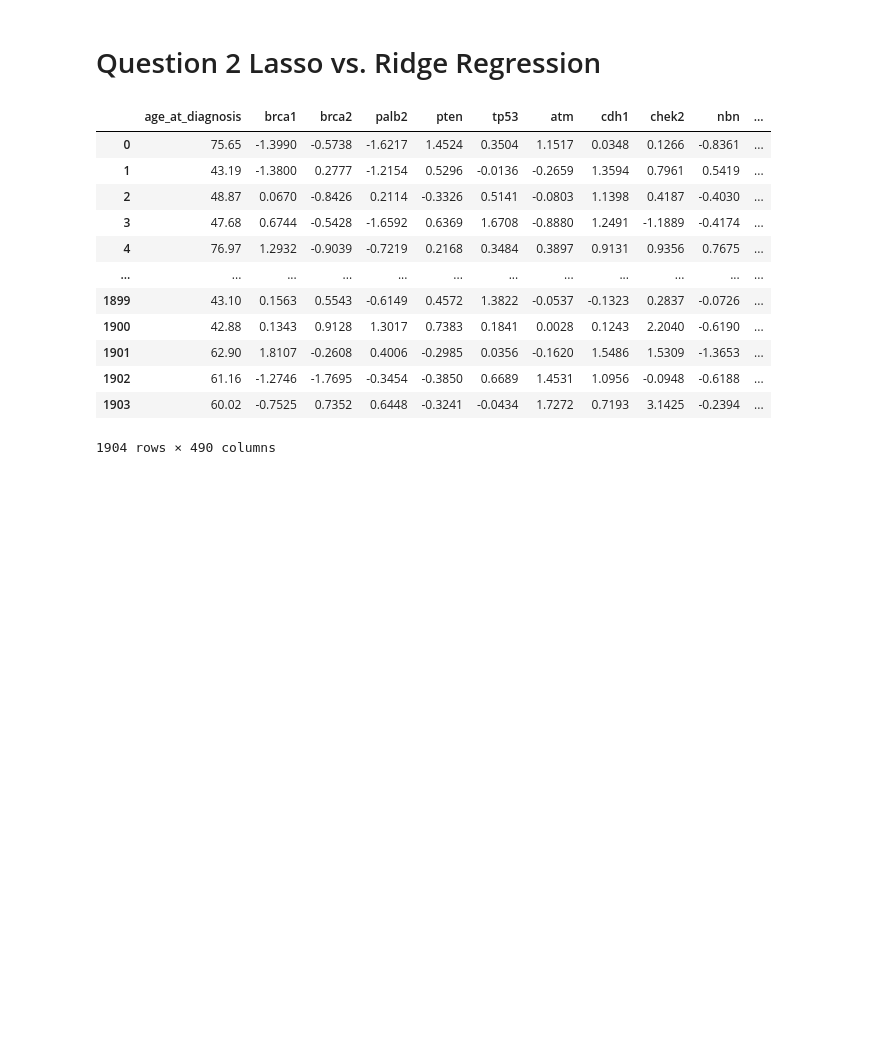
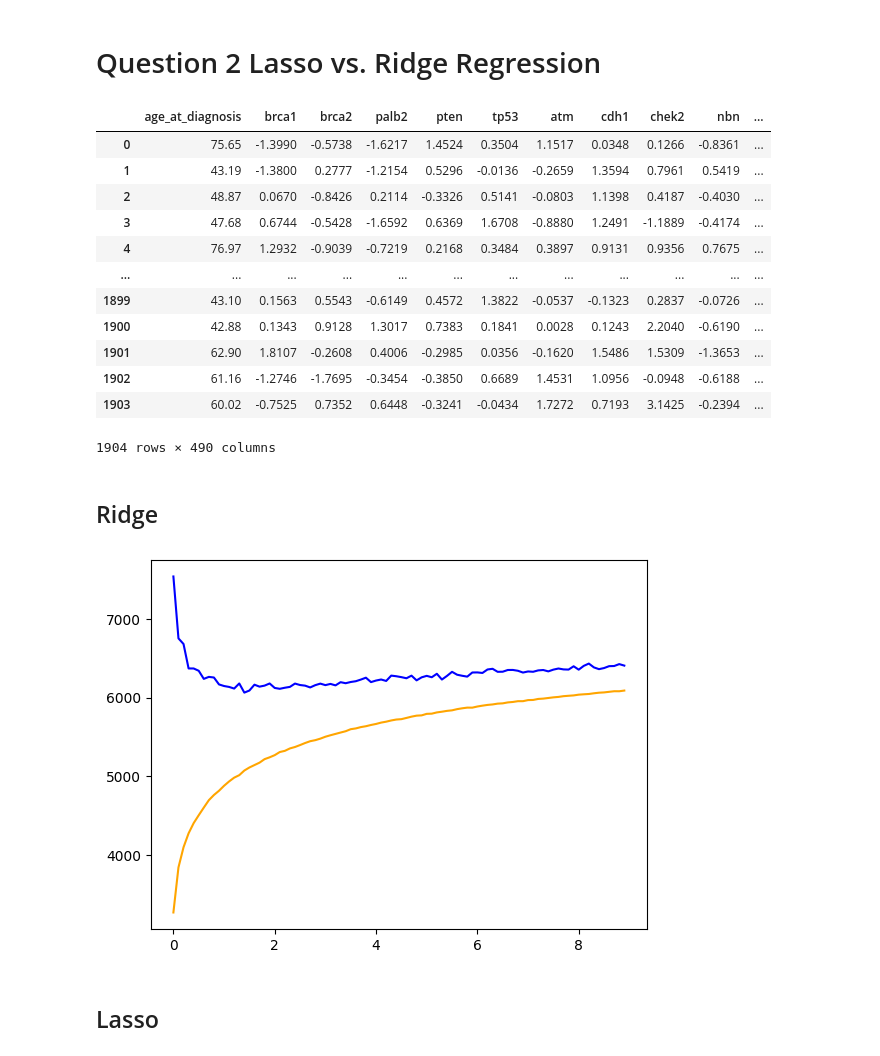
Before and after one commit to AndreiBardac/DataMiners, a Jupyter notebook: HW2/Q2.ipynb, the cells around one changed output. Saved outputs shown, nothing was run; the diff lists cells and outputs as text; code cells hidden in the pictures; blank space fills up the shorter version.

Commit message:
Q2 Ridge

```diff
--- a/HW2/Q2.ipynb
+++ b/HW2/Q2.ipynb
@@ -28,3 +35,51 @@ df_D
 | 1902 | 61.16 | -1.2746 | -1.7695 | -0.3454 | -0.3850 | 0.6689 | 1.4531 | 1.0956 | -0.0948 | -0.6188 | ... |
 | 1903 | 60.02 | -0.7525 | 0.7352 | 0.6448 | -0.3241 | -0.0434 | 1.7272 | 0.7193 | 3.1425 | -0.2394 | ... |
 1904 rows × 490 columns
+# %% [markdown]
+## Ridge
+# %%
+def ridge(X, y, lam):
+    n = X.shape[0]
+    ones = np.ones((n, 1))
+    X_augmented = np.hstack((ones, X))
+    identity = np.eye(X_augmented.shape[1])
+    y = np.asarray(y).reshape(-1, 1)
+    beta = np.linalg.inv(X_augmented.T @ X_augmented / n + lam * identity) @ X_augmented.T @ y / n
+    return beta
+# %%
+def cross_val_MSE(X, y, lamd):
+    def nrof_features(beta):
+        return np.count_nonzero(beta)
+
+    def predicted_values(X, beta):
+        return np.hstack((np.ones((np.asarray(X).shape[0],1)), np.asarray(X))).dot(beta)
+
+    kf = KFold(n_splits=5, shuffle=True)
+
+    mse_train = []
+    mse_test = []
+    features = []
+
+    for train_index, test_index in kf.split(X):
+        X_train, X_test = X[train_index], X[test_index]
+        y_train, y_test = y[train_index], y[test_index]
+
+        beta = ridge(X_train, y_train, lamd)
+        y_pred_train, y_pred_test = predicted_values(X_train, beta), predicted_values(X_test, beta)
+
+        mse_train.append(mean_squared_error(y_train, y_pred_train))
+        mse_test.append(mean_squared_error(y_test, y_pred_test))
+        features.append(nrof_features(beta))
+
+    return {'MSE_train': np.mean(mse_train), 'MSE_test': np.mean(mse_test), 'Avg_features': np.mean(features)}
+# %%
+rng = np.arange(10e-10, 9, 10e-2)
+train = [cross_val_MSE(D, y, z)['MSE_train'] for z in rng]
+test = [cross_val_MSE(D, y, z)['MSE_test'] for z in rng]
+# %%
+fig, ax = plt.subplots()
+ax.plot(rng, test, label = 'MSE test', color = 'blue')
+ax.plot(rng, train, label = 'MSE train', color = 'orange')
+plt.show()
+# %% [output]
+[figure, added]
@@ -30,0 +91,2 @@ df_D
+# %% [markdown]
+## Lasso
```
Also changed, not shown: parts of 3 cells of this notebook.
